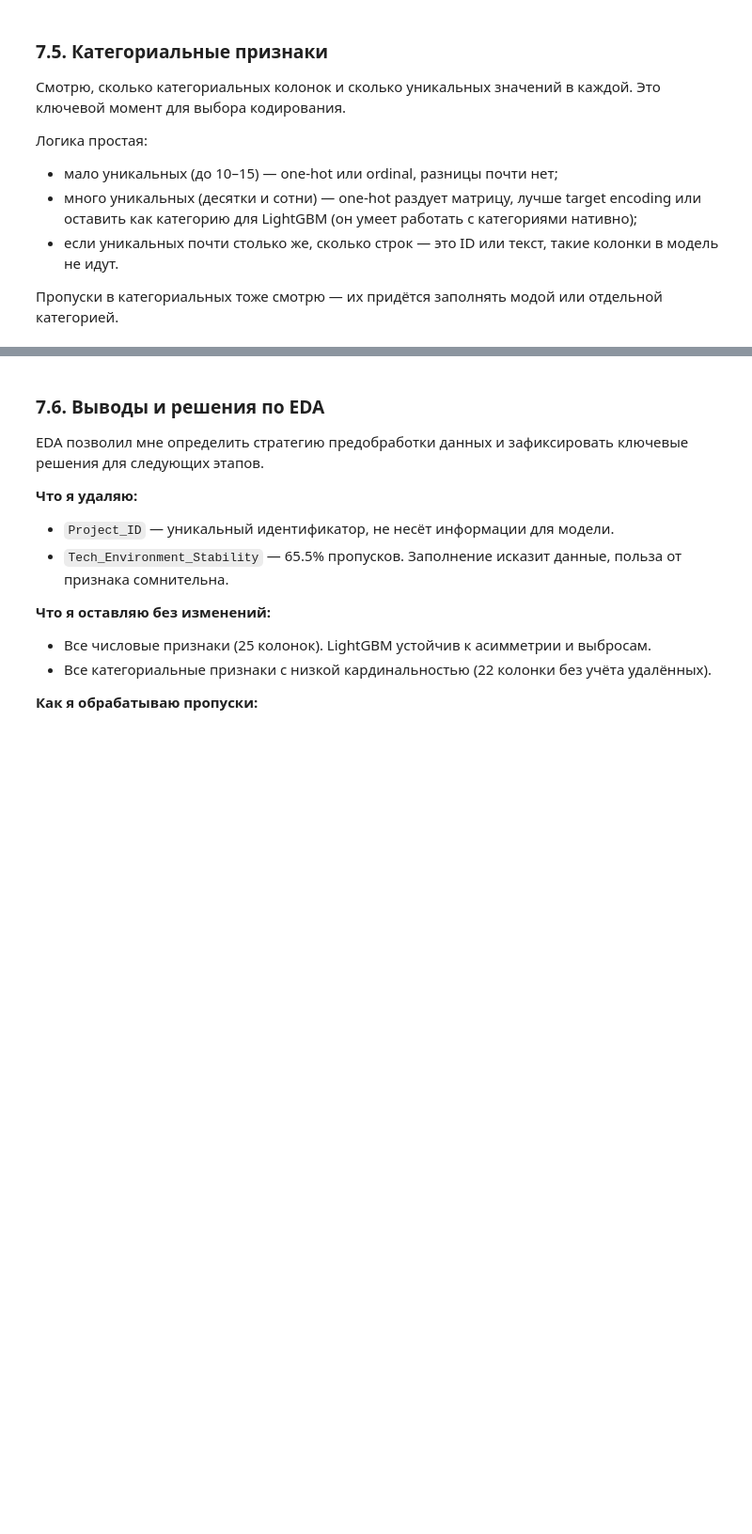
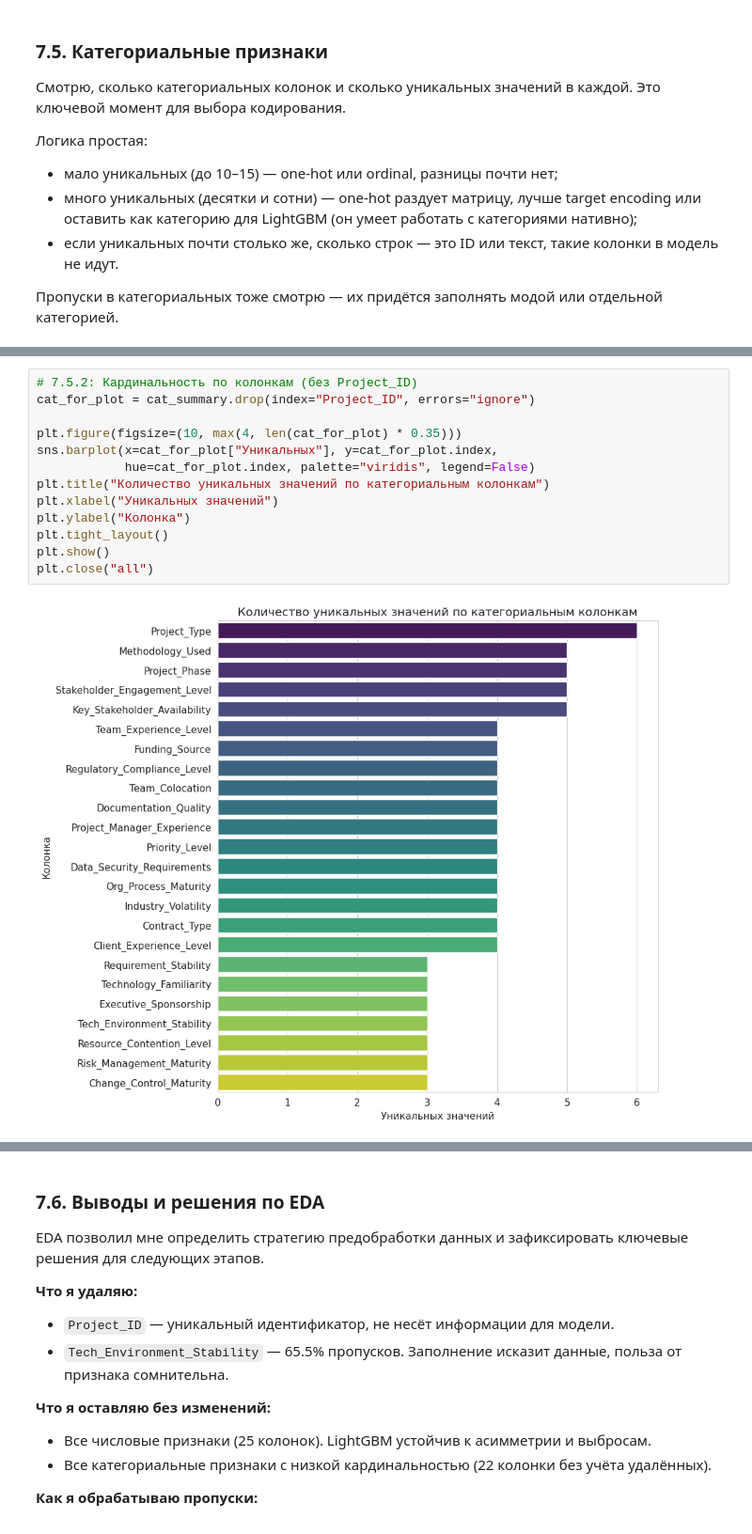
Before and after one commit to Marfall/IT-PROJECT-RISK, a Jupyter notebook: IT_Project_Risk.ipynb, the cells around one changed output, grey strips where cells are left out. Shown at 94% size. Saved outputs shown, nothing was run; the diff lists cells and outputs as text; blank space fills up the shorter version.

```diff
--- a/IT_Project_Risk.ipynb
+++ b/IT_Project_Risk.ipynb
@@ -636,0 +596,15 @@ Change_Control_Maturity                3        780            Formal         42
+# %%
+# 7.5.2: Кардинальность по колонкам (без Project_ID)
+cat_for_plot = cat_summary.drop(index="Project_ID", errors="ignore")
+
+plt.figure(figsize=(10, max(4, len(cat_for_plot) * 0.35)))
+sns.barplot(x=cat_for_plot["Уникальных"], y=cat_for_plot.index,
+            hue=cat_for_plot.index, palette="viridis", legend=False)
+plt.title("Количество уникальных значений по категориальным колонкам")
+plt.xlabel("Уникальных значений")
+plt.ylabel("Колонка")
+plt.tight_layout()
+plt.show()
+plt.close("all")
+# %% [output]
+[figure, added]
```
Also changed, not shown: parts of 18 cells of this notebook.
